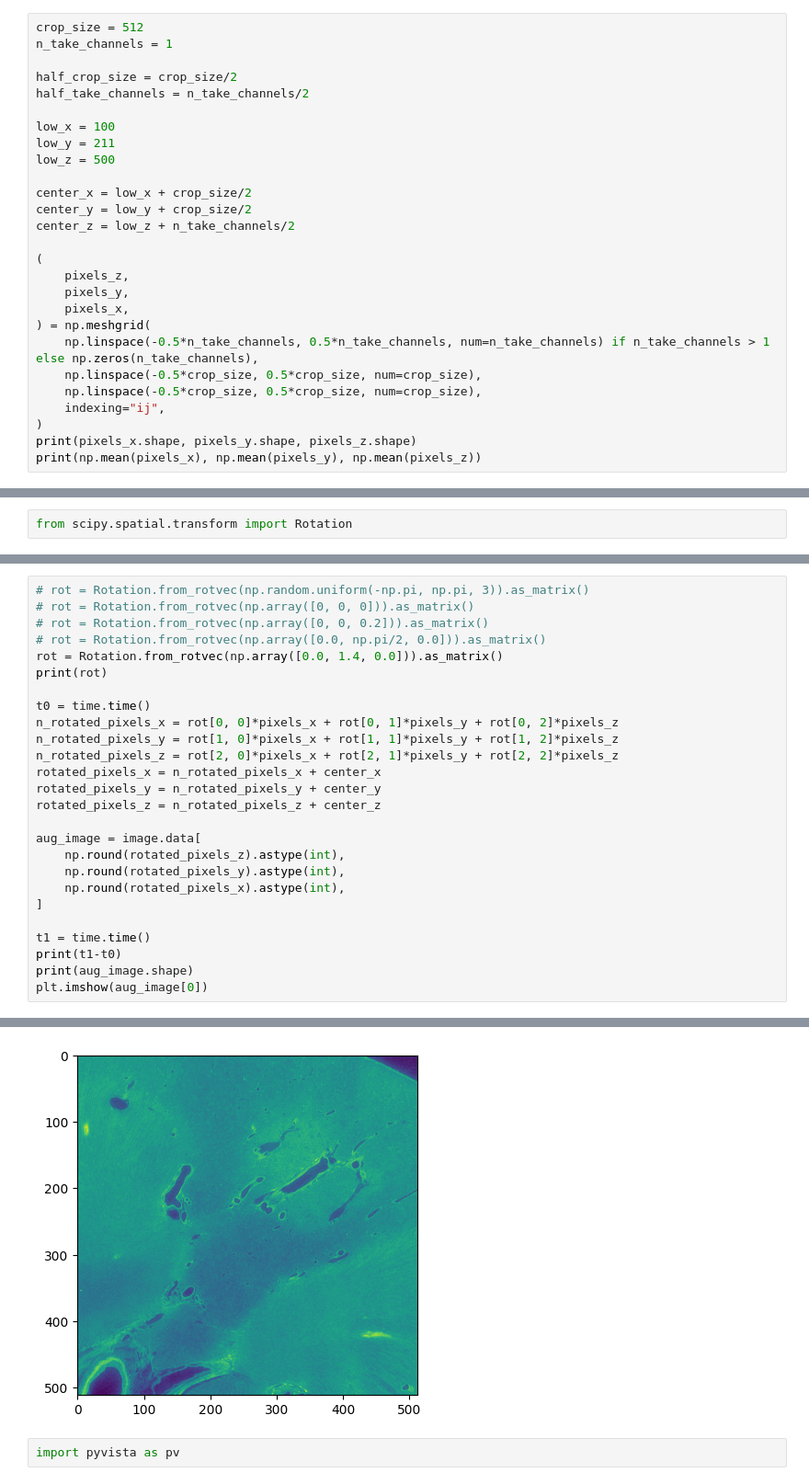
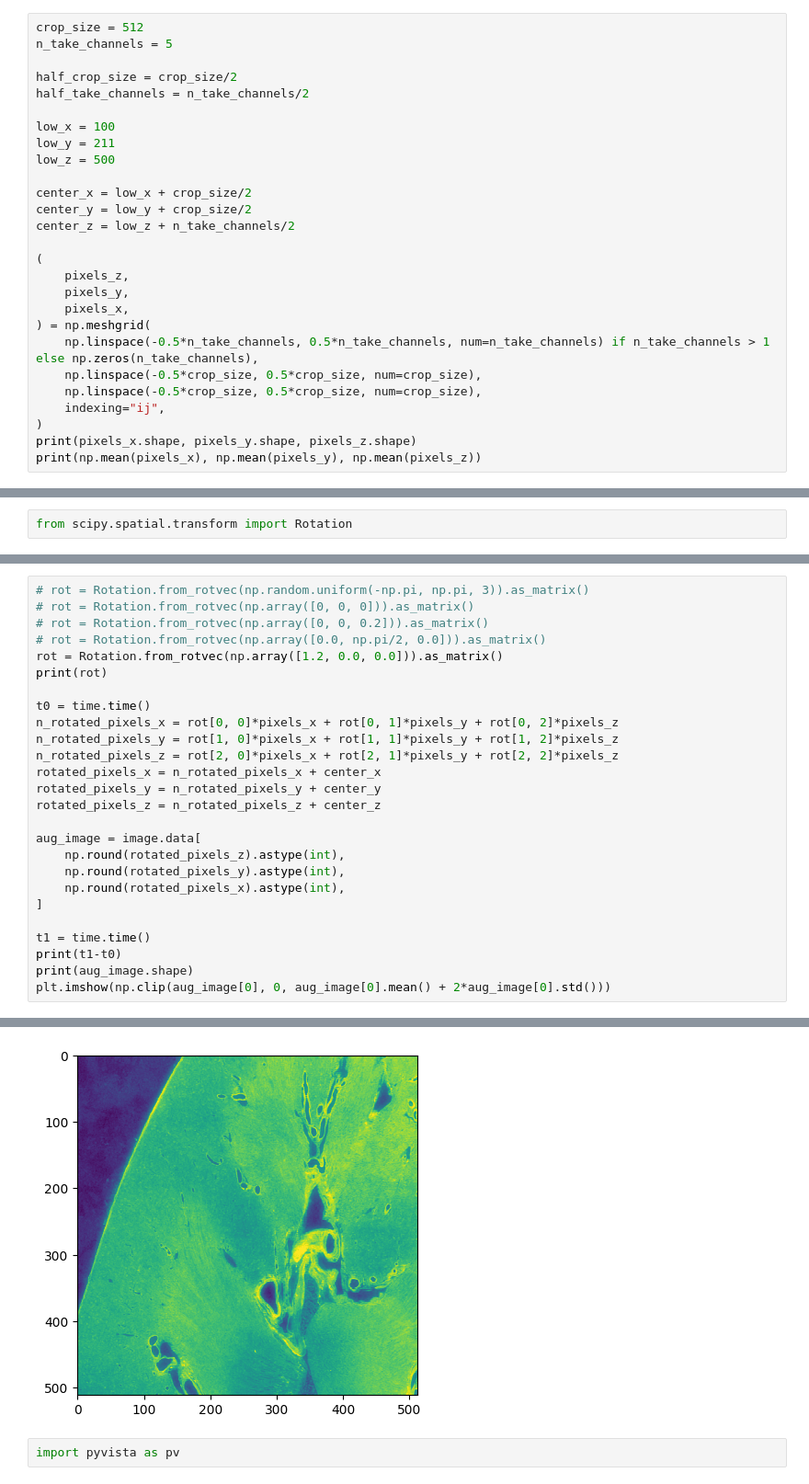
Before and after one commit to viktorcikojevic/kaggle_sennet, a Jupyter notebook: notebooks/pyinterp.ipynb, the cells around one changed output, grey strips where cells are left out. Shown at 92% size. Drawn from its saved outputs; the diff is of its cells as text.

```diff
--- a/notebooks/pyinterp.ipynb
+++ b/notebooks/pyinterp.ipynb
@@ -44,7 +44,7 @@ print(f"time: {t1 - t0}, {chunk.shape}")
 time: 0.08645439147949219, (2097152,)
 # %%
 crop_size = 512
-n_take_channels = 1
+n_take_channels = 5
 
 half_crop_size = crop_size/2
 half_take_channels = n_take_channels/2
@@ -124,7 +124,7 @@ plt.imshow(aug_image[0])
 # rot = Rotation.from_rotvec(np.array([0, 0, 0])).as_matrix()
 # rot = Rotation.from_rotvec(np.array([0, 0, 0.2])).as_matrix()
 # rot = Rotation.from_rotvec(np.array([0.0, np.pi/2, 0.0])).as_matrix()
-rot = Rotation.from_rotvec(np.array([0.0, 1.4, 0.0])).as_matrix()
+rot = Rotation.from_rotvec(np.array([1.2, 0.0, 0.0])).as_matrix()
 print(rot)
 
 t0 = time.time()
@@ -144,5 +144,5 @@ aug_image = image.data[
 t1 = time.time()
 print(t1-t0)
 print(aug_image.shape)
-plt.imshow(aug_image[0])
+plt.imshow(np.clip(aug_image[0], 0, aug_image[0].mean() + 2*aug_image[0].std()))
 # %% [output]
@@ -154,5 +154,5 @@ plt.imshow(aug_image[0])
 <matplotlib.image.AxesImage at 0x...>
-[figure, old version]
+[figure, new version]
 # %%
 import pyvista as pv
 # %%
```
Also changed, not shown: parts of 4 cells of this notebook, 6 other files.
